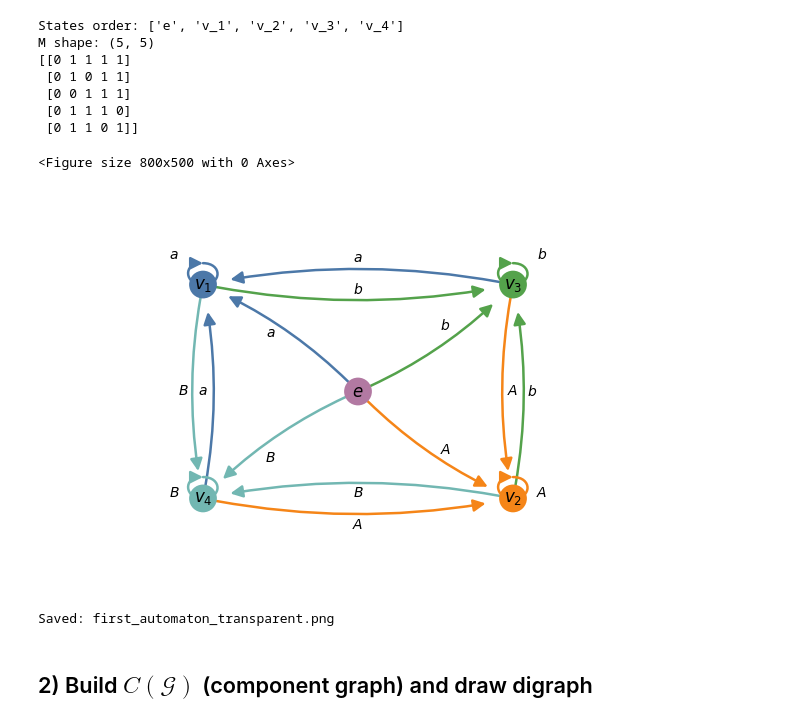
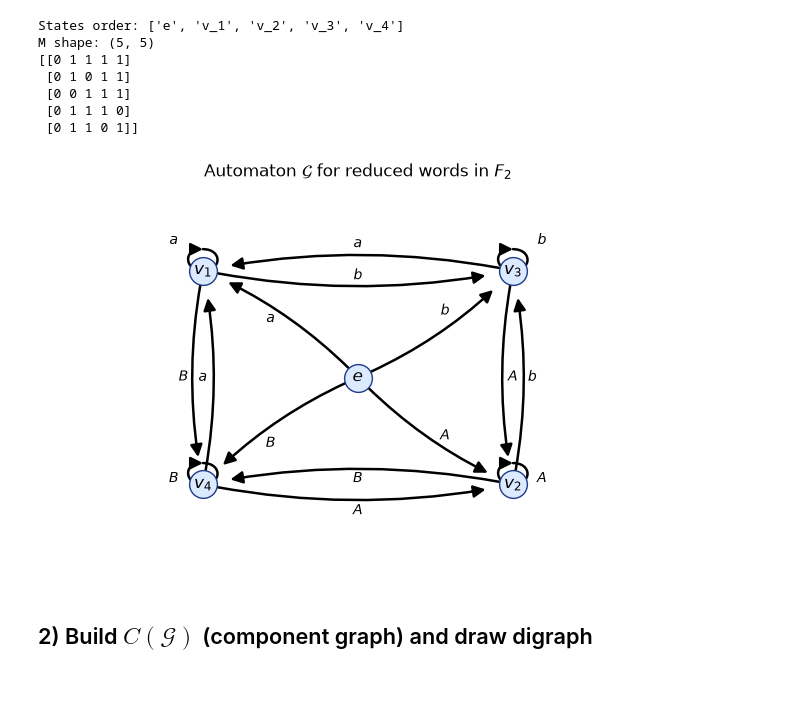
Before and after one commit to DothWalrus/automaton_of_F_2, a Jupyter notebook: automatic_structure_F2/automatic_structure_F2.ipynb, the cells around one changed output. Drawn from its saved outputs; the diff is of its cells as text; code cells hidden in the pictures; blank space fills up the shorter version.

```diff
--- a/automatic_structure_F2/automatic_structure_F2.ipynb
+++ b/automatic_structure_F2/automatic_structure_F2.ipynb
@@ -77,63 +79,24 @@ pos = {
 }
 
 # --- Block 2: Draw automaton and generator labels ---
-# Palette sampled from the hand-drawn reference image.
-palette = {
-    'bg': '#ffffff',
-    'blue': '#4c78a8',
-    'orange': '#f58518',
-    'green': '#54a24b',
-    'teal': '#72b7b2',
-    'purple': '#b279a2',
-    'pink': '#ff9da6',
-    'brown': '#9d755d',
-    'gray': '#bab0ac',
-    'peach': '#ecae8b',
-}
-generator_palette = {
-    'a': palette['blue'],
-    'A': palette['orange'],
-    'b': palette['green'],
-    'B': palette['teal'],
-}
-node_palette = {
-    'e': palette['purple'],
-    'v_1': palette['blue'],
-    'v_2': palette['orange'],
-    'v_3': palette['green'],
-    'v_4': palette['teal'],
-}
-
-plt.figure(facecolor=palette['bg'])
-plt.gca().set_facecolor(palette['bg'])
-nx.draw_networkx_nodes(
-    G, pos,
-    nodelist=states,
-    node_color=[node_palette[s] for s in states],
-    edgecolors=palette['brown'],
-    linewidths=0,
-    node_size=400,
-)
+plt.figure()
+nx.draw_networkx_nodes(G, pos, node_color='#dbeafe', edgecolors='#1e3a8a', node_size=400)
 node_labels = {'e': r'$e$', 'v_1': r'$v_1$', 'v_2': r'$v_2$', 'v_3': r'$v_3$', 'v_4': r'$v_4$'}
 nx.draw_networkx_labels(G, pos, labels=node_labels, font_weight='bold')
 # Draw non-loop edges and self-loops separately.
 non_loop_edges = [(u, v) for (u, v) in G.edges() if u != v]
 loop_edges = [(u, v) for (u, v) in G.edges() if u == v]
 
-non_loop_colors = [generator_palette[G[u][v]['label']] for (u, v) in non_loop_edges]
 nx.draw_networkx_edges(
     G, pos, edgelist=non_loop_edges,
-    edge_color=non_loop_colors,
     arrows=True, arrowstyle='-|>', arrowsize=18, width=1.8,
     min_source_margin=10, min_target_margin=20,
     connectionstyle='arc3,rad=0.10'
 )
 
 # Longer self-loops.
-loop_colors = [generator_palette[G[u][v]['label']] for (u, v) in loop_edges]
 nx.draw_networkx_edges(
     G, pos, edgelist=loop_edges,
-    edge_color=loop_colors,
     arrows=True, arrowstyle='-|>', arrowsize=18, width=1.8,
     min_source_margin=10, min_target_margin=20,
     connectionstyle='arc3,rad=0.70'
@@ -146,48 +109,35 @@ manual_edge_labels = {
     ('e', 'v_2'): (2.45, -0.55, r'$A$'),
     ('e', 'v_3'): (2.45, 0.62, r'$b$'),
     ('e', 'v_4'): (1.55, -0.62, r'$B$'),
 
     ('v_1', 'v_1'): (1.05, 1.28, r'$a$'),
     ('v_1', 'v_3'): (2.00, 0.95, r'$b$'),
     ('v_1', 'v_4'): (1.1, 0.00, r'$B$'),
 
     ('v_2', 'v_2'): (2.95, -0.95, r'$A$'),
     ('v_2', 'v_3'): (2.90, 0.00, r'$b$'),
     ('v_2', 'v_4'): (2.00, -0.95, r'$B$'),
 
     ('v_3', 'v_1'): (2.00, 1.25, r'$a$'),
     ('v_3', 'v_2'): (2.8, -0.00, r'$A$'),
     ('v_3', 'v_3'): (2.95, 1.28, r'$b$'),
 
     ('v_4', 'v_1'): (1.2, 0.00, r'$a$'),
     ('v_4', 'v_2'): (2.00, -1.25, r'$A$'),
     ('v_4', 'v_4'): (1.05, -0.95, r'$B$'),
 }
 
 for (u, v), (x, y, lbl) in manual_edge_labels.items():
     if G.has_edge(u, v):
         plt.text(x, y, lbl, fontsize=10, ha='center', va='center')
 
-# plt.title(r'Automaton $\mathcal{G}$ for reduced words in $F_2$', color=palette['brown'])
+plt.title(r'Automaton $\mathcal{G}$ for reduced words in $F_2$')
 plt.xlim(0.4, 3.6)
 plt.ylim(-1.8, 1.8)
 plt.axis('off')
-fig_first_automaton = plt.gcf()
 plt.show()
 # %% [output]
-<Figure size 800x500 with 0 Axes>
-[figure, old version]
+[figure, new version]
-# %%
-# Export the first automaton figure with transparent background.
-fig = globals().get('fig_first_automaton', None)
-if fig is not None and fig.axes:
-    out_path = "first_automaton_transparent.png"
-    fig.savefig(out_path, dpi=300, transparent=True, bbox_inches="tight", pad_inches=0.05)
-    print(f"Saved: {out_path}")
-else:
-    print("No active figure found. Run the first automaton plot cell immediately above, then run this cell.")
-# %% [output]
-Saved: first_automaton_transparent.png
 # %% [markdown]
 ## 2) Build $C(\mathcal G)$ (component graph) and draw digraph
 # %%
```
Also changed, not shown: parts of 9 cells of this notebook.
